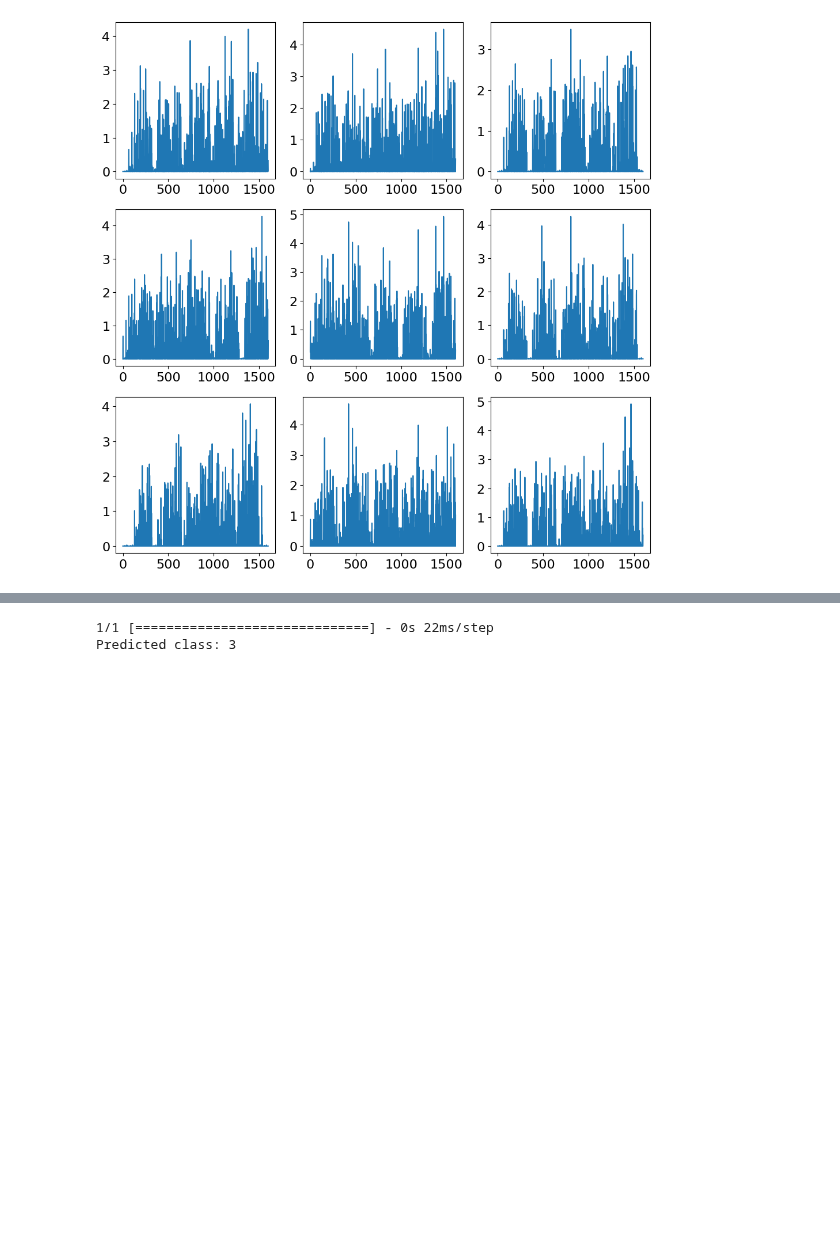
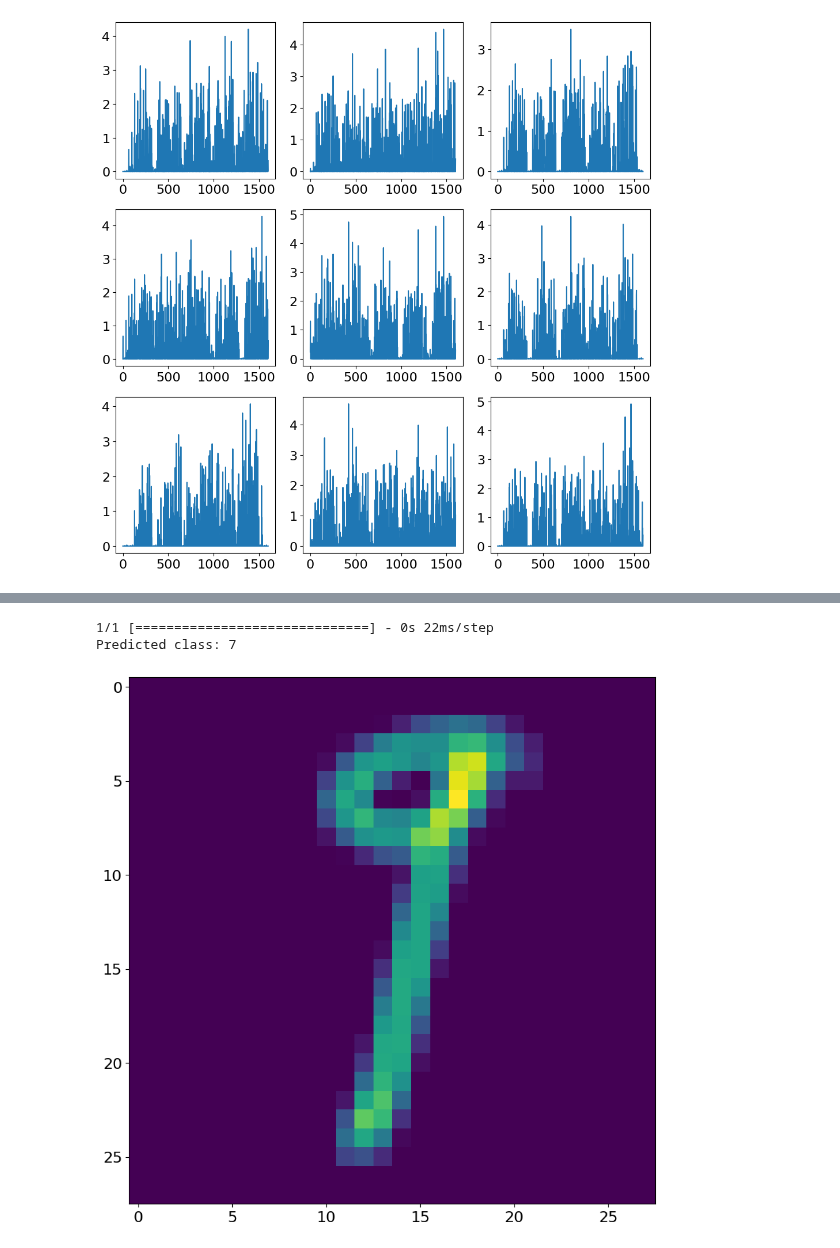
Before and after one commit to arizonaCameraLab/computationalImaging, a Jupyter notebook: Chapter3ImageEstimation/patternSubstitutionAndNeuralFeatures.ipynb, the cells around one changed output, grey strips where cells are left out. Cells and saved outputs as stored; diff of their text form; code cells hidden in the pictures; blank space fills up the shorter version.

```diff
--- a/Chapter3ImageEstimation/patternSubstitutionAndNeuralFeatures.ipynb
+++ b/Chapter3ImageEstimation/patternSubstitutionAndNeuralFeatures.ipynb
@@ -178,0 +163,2 @@ Test accuracy: 0.9887999892234802
+# %%
+model.fit(x_train, y_train, epochs=5)
@@ -391,18 +420,21 @@ plt.imshow(image, cmap='gray')
 # %%
 # prompt: classify image using the network model
 
-import numpy as np
-# Normalize and reshape the image
-image = image.astype('float32') / 255.0
-image = image.reshape(1, 28, 28, 1)
 
+
+
+# Reshape the data to fit the model
+img=nine.reshape(1, 28, 28, 1)
+
+plt.imshow(img[0,:,:,0])
 # Make the prediction
-prediction = model.predict(image)
+prediction = model.predict(img)
 
 # Get the predicted class
 predicted_class = np.argmax(prediction)
 
 print('Predicted class:', predicted_class)
 # %% [output]
 1/1 [==============================] - 0s 22ms/step
-Predicted class: 3
+Predicted class: 7
+[figure, added]
```
Also changed, not shown: parts of 11 cells of this notebook.
